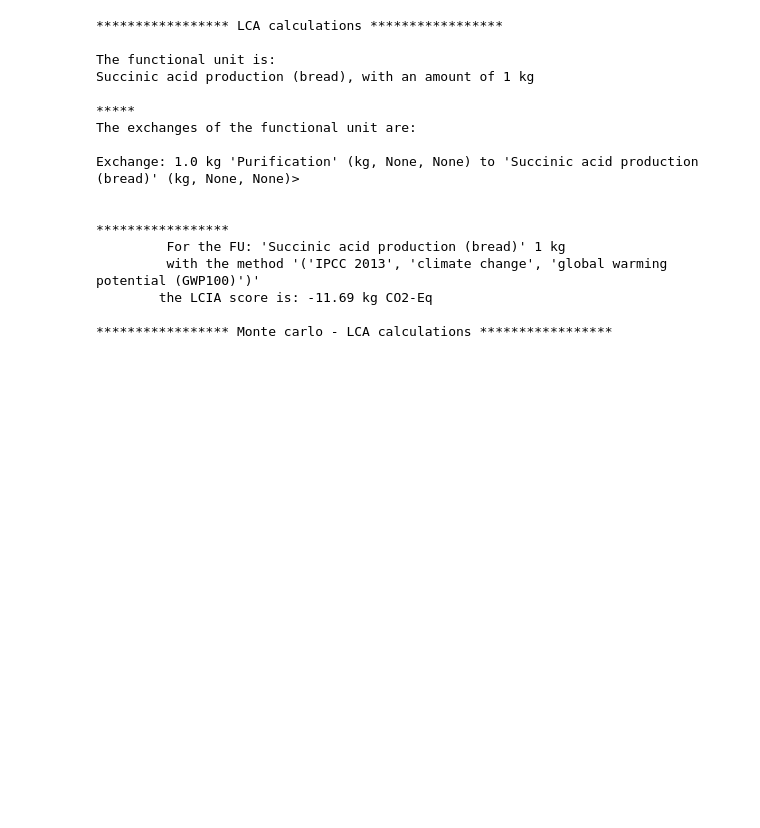
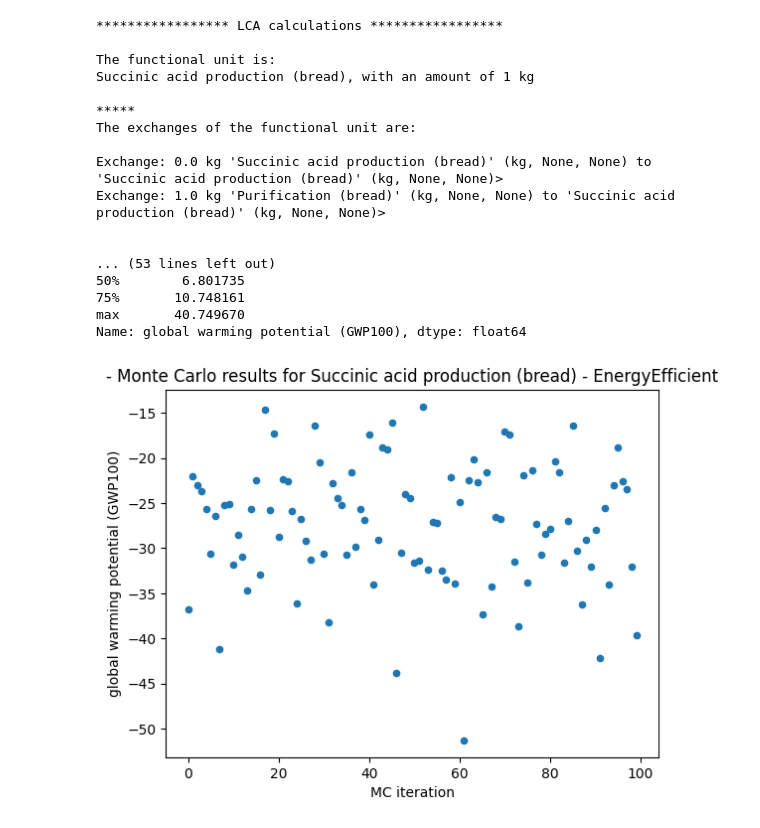
Before and after one commit to Stew-McD/cLCA_course-Aalborg2023, a Jupyter notebook: main.ipynb, the cells around one changed output. Cells and saved outputs as stored; diff of their text form; code cells hidden in the pictures; blank space fills up the shorter version.

```diff
--- a/main.ipynb
+++ b/main.ipynb
@@ -69,10 +169,8 @@ Title: Writing activities to SQLite3 database:
 # %%
 if recalculate == True:
     for model in models:
-        lca = get_LCA_scores(model)
-        get_LCA_report(model)
-        print(lca.score)
-        print(lca.method)
+        lca = get_LCA_scores(model, scenario_name)
+        get_LCA_report(model, scenario_name)
 # %% [output]
 ***************** LCA calculations *****************
 
@@ -94,23 +204,24 @@ reports written to file
 # %%
 if recalculate_MC == True:
     for model in models:
-        single_score = get_LCA_scores(model)
-        get_MCLCA_scores(model, single_score, iterations=1000)
+        single_score = get_LCA_scores(model, scenario_name)
+        get_MCLCA_scores(model, single_score, iterations, mc_type, scenario_name)
 # %% [output]
 ***************** LCA calculations *****************
 
 The functional unit is:
 Succinic acid production (bread), with an amount of 1 kg
 
 *****
 The exchanges of the functional unit are:
 
-Exchange: 1.0 kg 'Purification' (kg, None, None) to 'Succinic acid production (bread)' (kg, None, None)>
+Exchange: 0.0 kg 'Succinic acid production (bread)' (kg, None, None) to 'Succinic acid production (bread)' (kg, None, None)>
+Exchange: 1.0 kg 'Purification (bread)' (kg, None, None) to 'Succinic acid production (bread)' (kg, None, None)>
 
 
-*****************
-         For the FU: 'Succinic acid production (bread)' 1 kg
-         with the method '('IPCC 2013', 'climate change', 'global warming potential (GWP100)')'
-        the LCIA score is: -11.69 kg CO2-Eq
-
-***************** Monte carlo - LCA calculations *****************
+... (53 lines left out)
+50%        6.801735
+75%       10.748161
+max       40.749670
+Name: global warming potential (GWP100), dtype: float64
+[figure, added]
```
Also changed, not shown: parts of 6 cells of this notebook, 1 other file.
